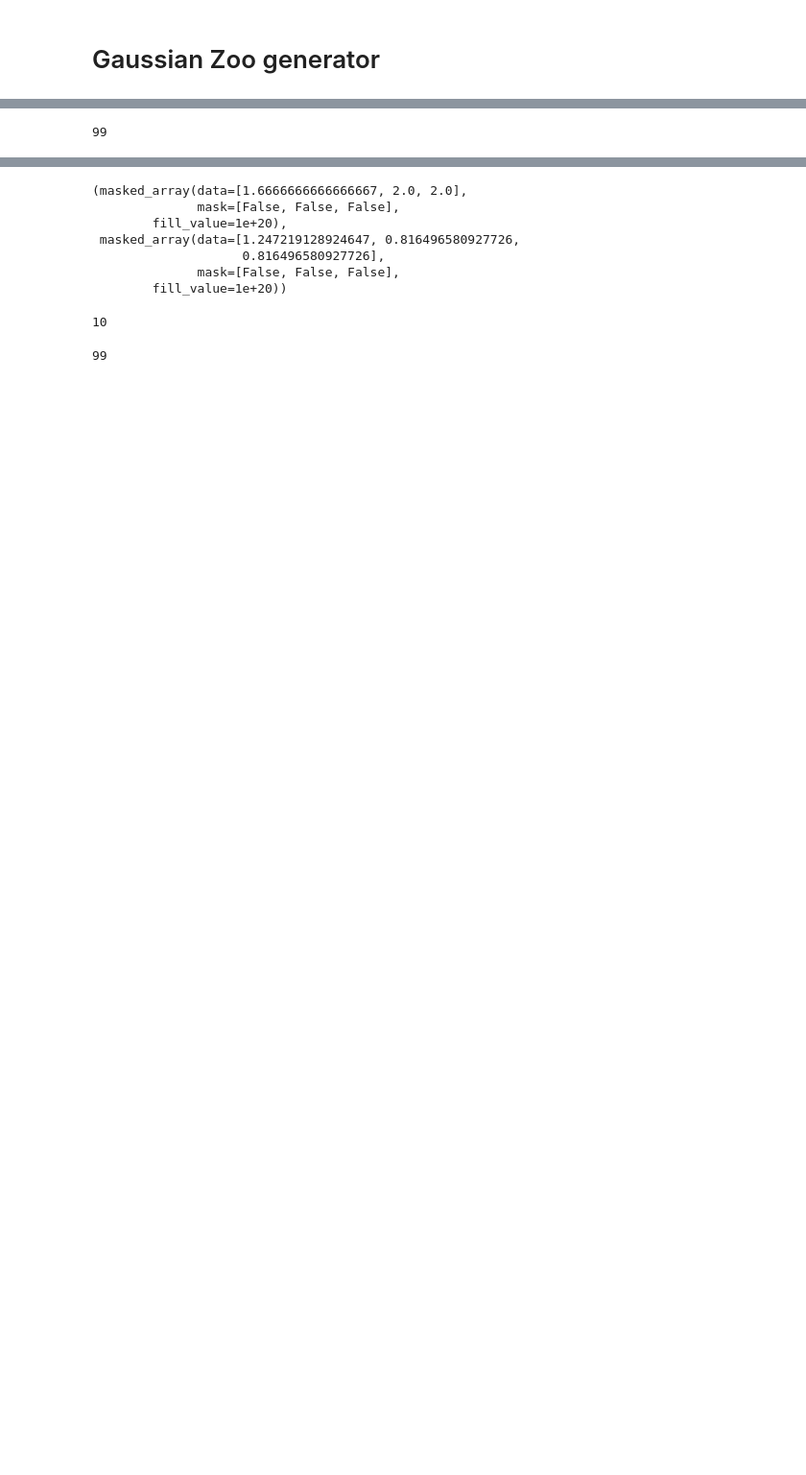
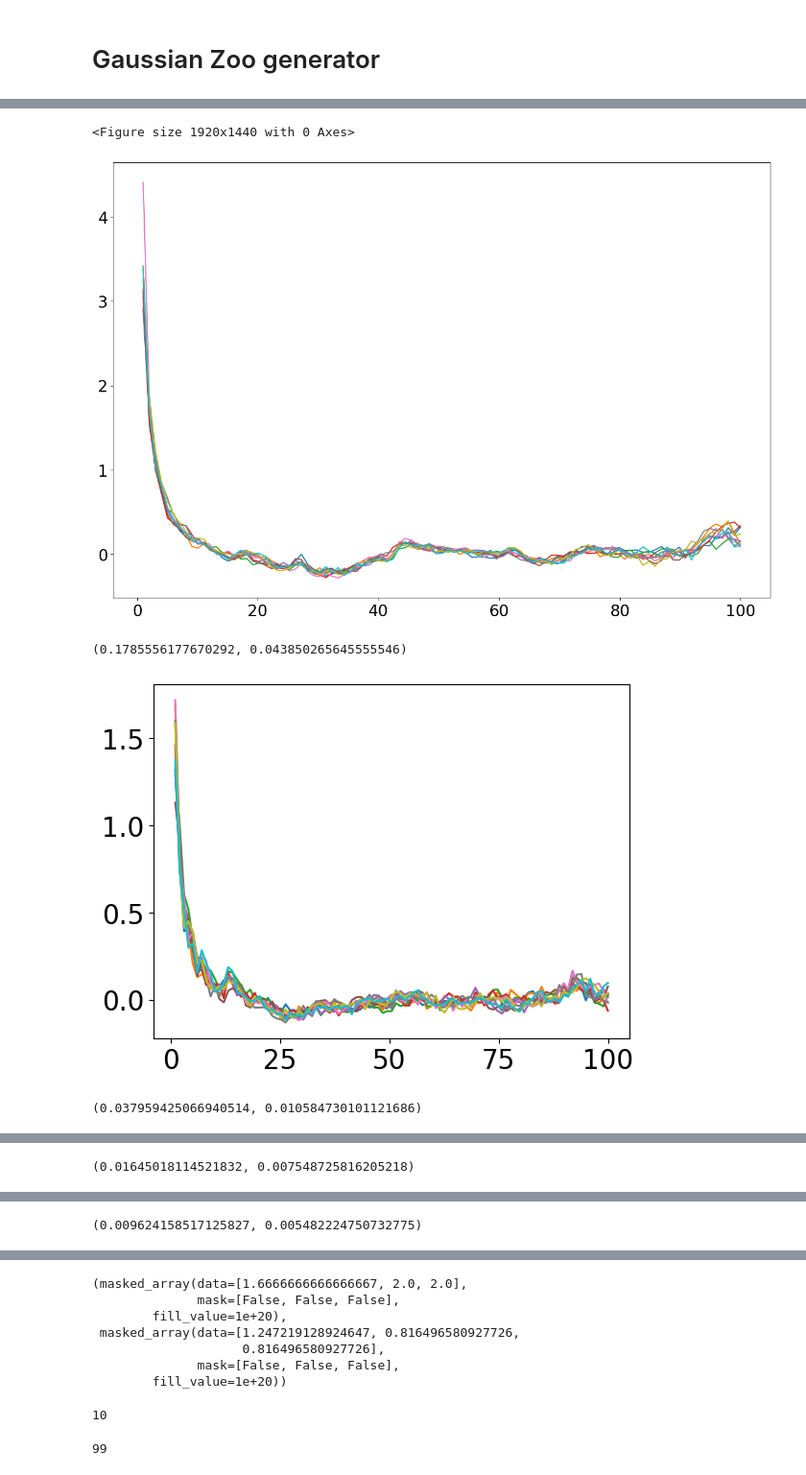
Before and after one commit to Koketsoc137/spectra_for_features, a Jupyter notebook: autocorrelation.ipynb, the cells around one changed output, grey strips where cells are left out. Shown at 96% size. Drawn from its saved outputs; the diff is of its cells as text; code cells hidden in the pictures; blank space fills up the shorter version.

```diff
--- a/autocorrelation.ipynb
+++ b/autocorrelation.ipynb
@@ -82,4 +27,52 @@ for cov_range in [(-5, 5),(-10, 10),(-15,15),(-20,20),(-25,25),(-30,30)]:
-# %%
-len(corr)
-# %% [output]
-99
+# %%
+#For the Gaussian
+
+cov_range = []
+times_array = []
+structure = []
+
+dimensions = 2
+mean_range = (-50, 50)
+cov_range = (-10, 10)
+num_samples = 20
+points_per_gaussian = 100
+n_points = points_per_gaussian*num_samples
+data_R = dist.generate_random_points_2d(points_per_gaussian*num_samples, max(mean_range)*1.5)
+a = 100
+b = 100
+bins = np.linspace(0, a, b)
+
+importlib.reload(dist)
+importlib.reload(AstroMLmod)
+
+
+for cov_range in [(-5, 5),(-10, 10),(-15,15),(-20,20),(-25,25),(-30,30)]:
+    means,covariances = dist.sample_means_and_covariances(dimensions, mean_range, cov_range, num_samples)
+
+    #Creating a feature space samples from Gaussians
+    gaussian_space = dist.generate_gaussian_points(means[0], covariances[0],points_per_gaussian)
+    for mean,covariance in zip(means[1:],covariances[1:]):
+
+        gaussian_space = np.concatenate((gaussian_space,dist.generate_gaussian_points(mean, covariance,points_per_gaussian)),axis = 0)
+
+    #dist.scatter_points(gaussian_space, alpha = 0.10)
+
+    #dist.scatter_points(data_R, alpha = 0.10)
+
+    timer = time.time()
+
+
+    corr, dcorr, bootstraps = AstroMLmod.bootstrap_two_point(gaussian_space, bins, data_R = None,Nbootstrap=10,method = 'landy-szalay',  return_bootstraps = True)
+    times_array.append(time.time()-timer)
+    for bootstrap in bootstraps:
+        plt.plot(bins[1:],bootstrap)
+    plt.show()
+
+    structure.append(dist.first_order_structure(bootstraps))
+    print(structure[-1])
+# %% [output]
+<Figure size 1920x1440 with 0 Axes>
+[figure, added]
+(0.1785556177670292, 0.043850265645555546)
+[figure, added]
+(0.037959425066940514, 0.010584730101121686)
@@ -85,0 +80 @@ len(corr)
+(0.01645018114521832, 0.007548725816205218)
@@ -85,0 +82 @@ len(corr)
+(0.009624158517125827, 0.005482224750732775)
```
Also changed, not shown: parts of 9 cells of this notebook, 1 other file.
